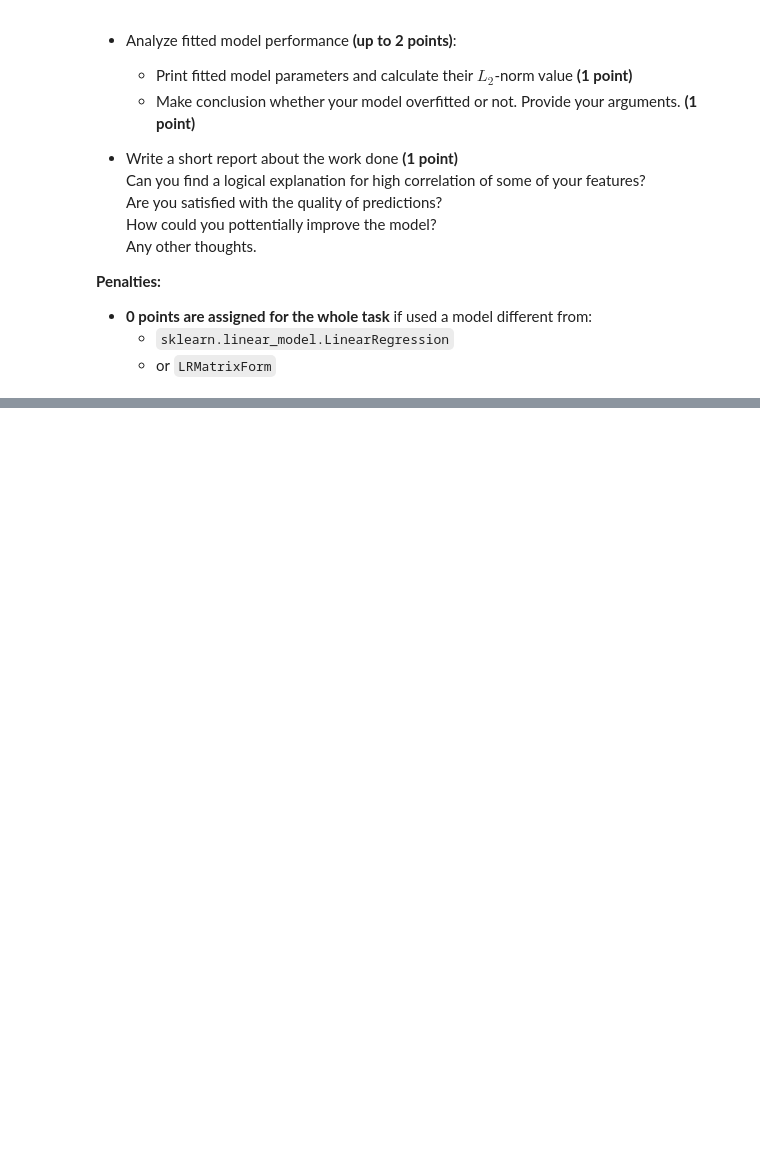
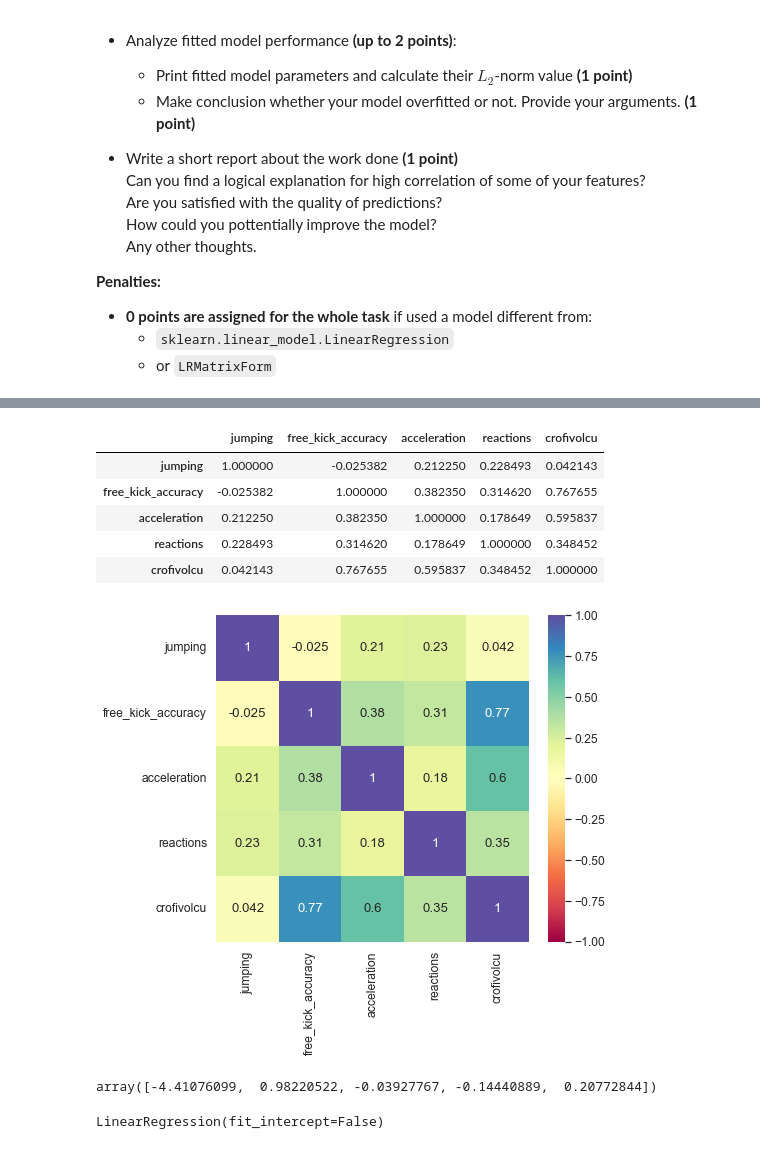
Before and after one commit to TatyanaMardvilko/3-linear-regression, a Jupyter notebook: linear_regression.ipynb, the cells around one changed output, grey strips where cells are left out. Saved outputs shown, nothing was run; the diff lists cells and outputs as text; code cells hidden in the pictures; blank space fills up the shorter version.

```diff
--- a/linear_regression.ipynb
+++ b/linear_regression.ipynb
@@ -1478,3 +1603,15 @@ Steps you need to follow:
 - **0 points are assigned for the whole task** if used a model different from:
     - `sklearn.linear_model.LinearRegression`
     - or `LRMatrixForm`
+# %%
+# Make a new train/test split with new proportion: 70% on train and 30% on test data
+def my_get_train_test_data(features: List[str], target: str) -> tuple:
+
+    ix_split = int(0.7 * df.shape[0])
+    DF_TRAIN = df.iloc[:ix_split].copy()
+    DF_TEST = df.iloc[ix_split:].copy()
+
+    return (
+        DF_TRAIN[features].copy(), DF_TRAIN[target].copy(),
+        DF_TEST[features].copy(), DF_TEST[target].copy()
+    )
@@ -1480,0 +1655,25 @@ Steps you need to follow:
+# %%
+x_train.drop(columns=['short_passing', 'ball_control'], inplace=True)
+x_test.drop(columns=['short_passing', 'ball_control'], inplace=True)
+
+def unit_collinear_column(_df: pd.DataFrame, col1: str, col2: str, col3: str, col4: str, new_col: str):
+    _df[new_col] = _df[col1] + _df[col2]
+    _df[new_col] += np.random.normal(loc=0, scale=0.0001, size=_df.shape[0])
+    _df.drop(columns=[col1, col2, col3, col4], inplace=True)
+
+unit_collinear_column(x_train, col1='crossing', col2='finishing', col3='volleys', col4='curve', new_col='crofivolcu')
+unit_collinear_column(x_test, col1='crossing', col2='finishing', col3='volleys', col4='curve', new_col='crofivolcu')
+features.append(new_col)
+# %%
+cols = features + [target]
+correlation_matrix = pd.DataFrame.corr(x_train)
+display(correlation_matrix)
+sns.heatmap(data=correlation_matrix, cmap='Spectral', vmin=-1, vmax=1, center=0, annot=True);
+# %% [output]
+|  | jumping | free_kick_accuracy | acceleration | reactions | crofivolcu |
+| jumping | 1.000000 | -0.025382 | 0.212250 | 0.228493 | 0.042143 |
+| free_kick_accuracy | -0.025382 | 1.000000 | 0.382350 | 0.314620 | 0.767655 |
+| acceleration | 0.212250 | 0.382350 | 1.000000 | 0.178649 | 0.595837 |
+| reactions | 0.228493 | 0.314620 | 0.178649 | 1.000000 | 0.348452 |
+| crofivolcu | 0.042143 | 0.767655 | 0.595837 | 0.348452 | 1.000000 |
+[figure, added]
@@ -1480,0 +1696,8 @@ Steps you need to follow:
+# %%
+model.w_
+# %% [output]
+array([-4.41076099,  0.98220522, -0.03927767, -0.14440889,  0.20772844])
+# %%
+model
+# %% [output]
+LinearRegression(fit_intercept=False)
```
Also changed, not shown: parts of 41 cells of this notebook.
